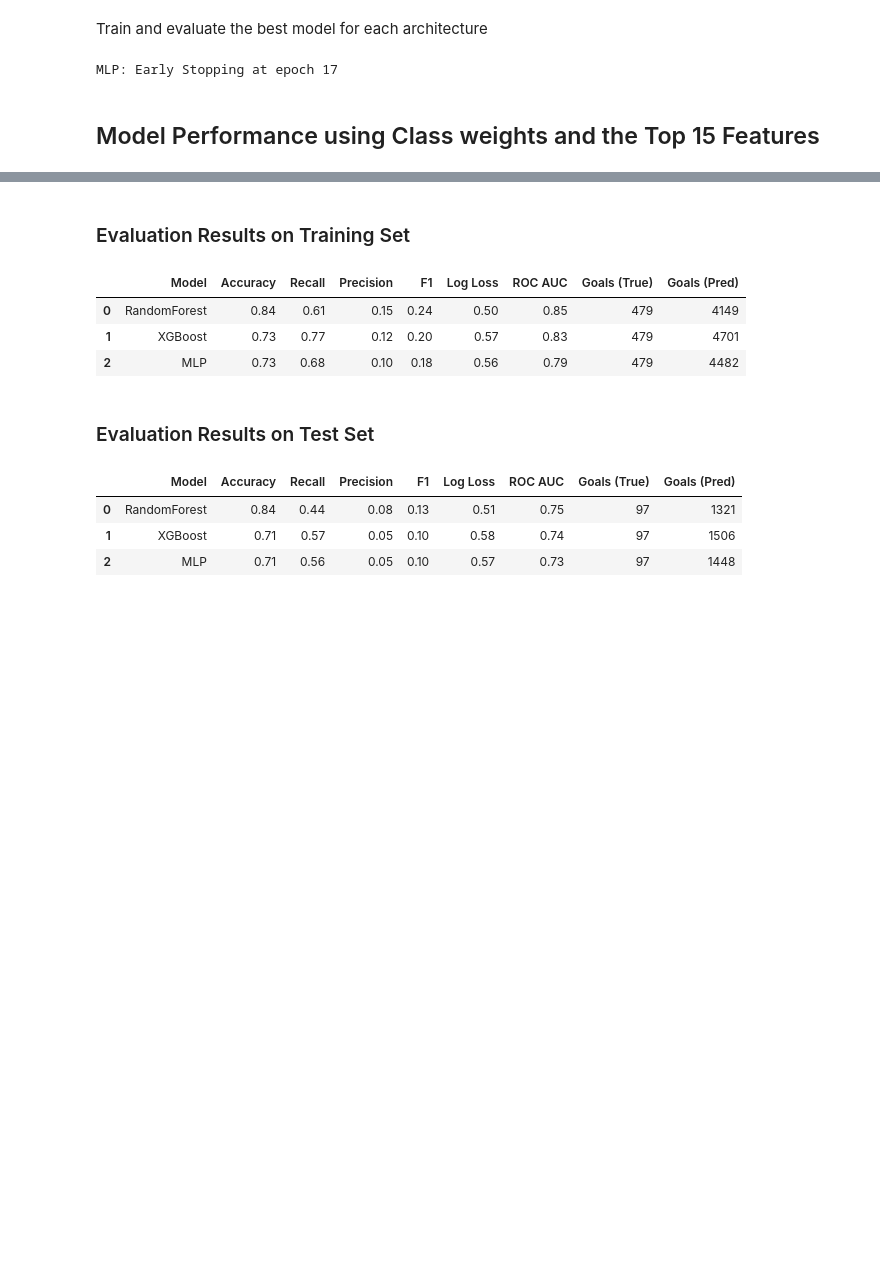
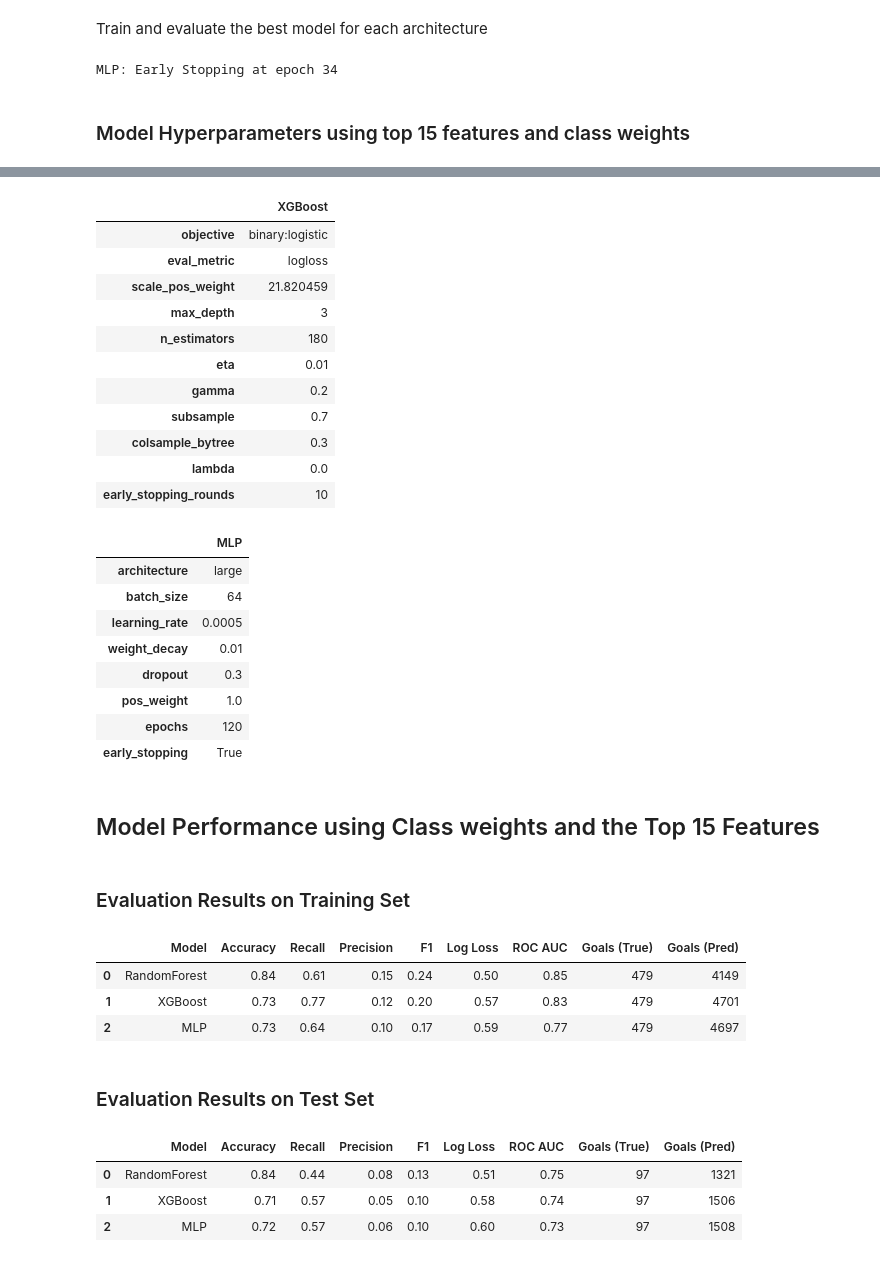
Before and after one commit to mayerdominik/master_thesis, a Jupyter notebook: model_training.ipynb, the cells around one changed output, grey strips where cells are left out. Drawn from its saved outputs; the diff is of its cells as text; code cells hidden in the pictures; blank space fills up the shorter version.

```diff
--- a/model_training.ipynb
+++ b/model_training.ipynb
@@ -2037,6 +480,7 @@ def evaluate_models_on_testset(models: dict, features, add_info={}):
     Parameters:
     - models: dict, with model names as keys and fitted model objects as values
     - features: list of feature names to use for prediction
+    - add_info: dictionary containing precomputed model performance metrics (for Neural Networks)
     """
     results = []
 
@@ -2090,6 +534,7 @@ def evaluate_models_on_trainingset(models: dict, features, add_info = {}):
     Parameters:
     - models: dict, with model names as keys and fitted model objects as values
     - features: list of feature names to use for prediction
+    - add_info: dictionary containing precomputed model performance metrics (for Neural Networks)
     """
     results = []
 
@@ -3297,24 +1760,28 @@ xgb_clf_top15.fit(
             )
 
 ## Train best MLP with top 15 Features
-train_result, test_result, mlp_clf_top15 = train_and_evaluate_model(
-        X_train_nn=X_train_nn,
+
+train_result, test_result, mlp_clf_top15, mlp_scaler_top15 = train_and_evaluate_model(
+        X_train_nn=X_train_top15,
         y_train=y_train,
-        X_val_nn=X_val_nn,
+        X_val_nn=X_val_top15,
         y_val=y_val,
-        X_test_nn=X_test_nn,
+        X_test_nn=X_test_top15,
         y_test=y_test,
         model_name = "MLP",
         params = params,
-        input_size = input_size,
+        input_size = len(X_test_top15.columns),
         plotting=False)
 
-## Evaluate all three models
+## Display best models parameters
+display(Markdown("### Model Hyperparameters using top 15 features and class weights"))
+display(pd.DataFrame({"Random Forest": best_rf_params_top15}))
+display(pd.DataFrame({"XGBoost": best_xgb_params_top15}))
+display(pd.DataFrame({"MLP": best_nn_params_top15}))
+## Evaluate all three models on training and test set
 display(Markdown('## Model Performance using Class weights and the Top 15 Features'))
-
 evaluate_models_on_trainingset({"RandomForest": rf_clf_top15, "XGBoost":xgb_clf_top15}, top_15_features, add_info={"MLP": train_result})
-
 evaluate_models_on_testset({"RandomForest": rf_clf_top15, "XGBoost":xgb_clf_top15}, top_15_features, add_info={"MLP": test_result})
 # %% [output]
-MLP: Early Stopping at epoch 17
+MLP: Early Stopping at epoch 34
-## Model Performance using Class weights and the Top  15 Features
+### Model Hyperparameters using top 15 features and class weights
@@ -3321,10 +1798,32 @@ MLP: Early Stopping at epoch 17
+|  | XGBoost |
+| objective | binary:logistic |
+| eval_metric | logloss |
+| scale_pos_weight | 21.820459 |
+| max_depth | 3 |
+| n_estimators | 180 |
+| eta | 0.01 |
+| gamma | 0.2 |
+| subsample | 0.7 |
+| colsample_bytree | 0.3 |
+| lambda | 0.0 |
+| early_stopping_rounds | 10 |
+|  | MLP |
+| architecture | large |
+| batch_size | 64 |
+| learning_rate | 0.0005 |
+| weight_decay | 0.01 |
+| dropout | 0.3 |
+| pos_weight | 1.0 |
+| epochs | 120 |
+| early_stopping | True |
-### Evaluation Results on Training Set
+## Model Performance using Class weights and the Top 15 Features
-|  | Model | Accuracy | Recall | Precision | F1 | Log Loss | ROC AUC | Goals (True) | Goals (Pred) |
-| 0 | RandomForest | 0.84 | 0.61 | 0.15 | 0.24 | 0.50 | 0.85 | 479 | 4149 |
-| 1 | XGBoost | 0.73 | 0.77 | 0.12 | 0.20 | 0.57 | 0.83 | 479 | 4701 |
-| 2 | MLP | 0.73 | 0.68 | 0.10 | 0.18 | 0.56 | 0.79 | 479 | 4482 |
-### Evaluation Results on Test Set
+### Evaluation Results on Training Set
-|  | Model | Accuracy | Recall | Precision | F1 | Log Loss | ROC AUC | Goals (True) | Goals (Pred) |
-| 0 | RandomForest | 0.84 | 0.44 | 0.08 | 0.13 | 0.51 | 0.75 | 97 | 1321 |
-| 1 | XGBoost | 0.71 | 0.57 | 0.05 | 0.10 | 0.58 | 0.74 | 97 | 1506 |
-| 2 | MLP | 0.71 | 0.56 | 0.05 | 0.10 | 0.57 | 0.73 | 97 | 1448 |
+|  | Model | Accuracy | Recall | Precision | F1 | Log Loss | ROC AUC | Goals (True) | Goals (Pred) |
+| 0 | RandomForest | 0.84 | 0.61 | 0.15 | 0.24 | 0.50 | 0.85 | 479 | 4149 |
+| 1 | XGBoost | 0.73 | 0.77 | 0.12 | 0.20 | 0.57 | 0.83 | 479 | 4701 |
+| 2 | MLP | 0.73 | 0.64 | 0.10 | 0.17 | 0.59 | 0.77 | 479 | 4697 |
+### Evaluation Results on Test Set
+|  | Model | Accuracy | Recall | Precision | F1 | Log Loss | ROC AUC | Goals (True) | Goals (Pred) |
+| 0 | RandomForest | 0.84 | 0.44 | 0.08 | 0.13 | 0.51 | 0.75 | 97 | 1321 |
+| 1 | XGBoost | 0.71 | 0.57 | 0.05 | 0.10 | 0.58 | 0.74 | 97 | 1506 |
+| 2 | MLP | 0.72 | 0.57 | 0.06 | 0.10 | 0.60 | 0.73 | 97 | 1508 |
```
Also changed, not shown: parts of 32 cells of this notebook, 1 other file.
